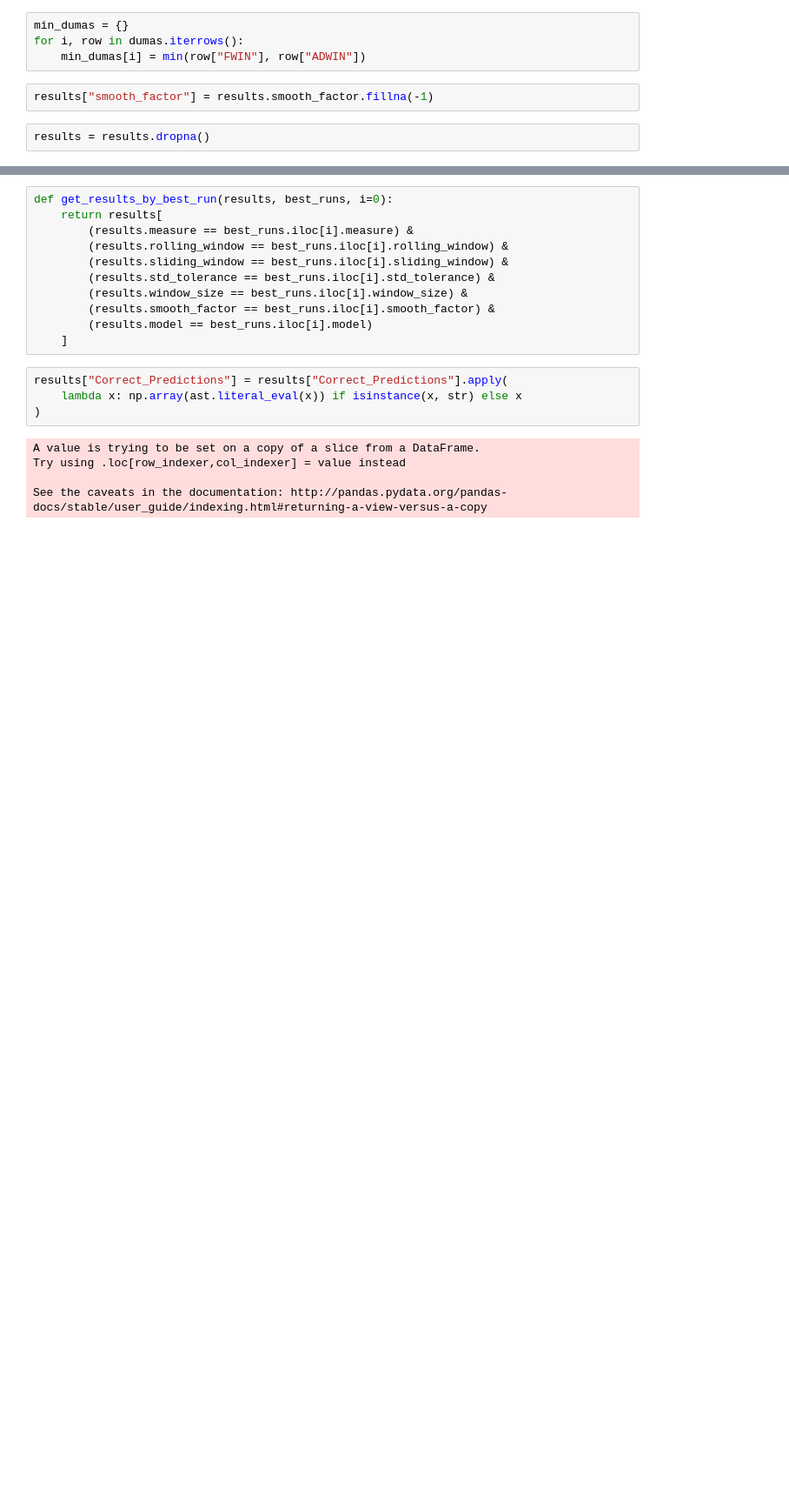
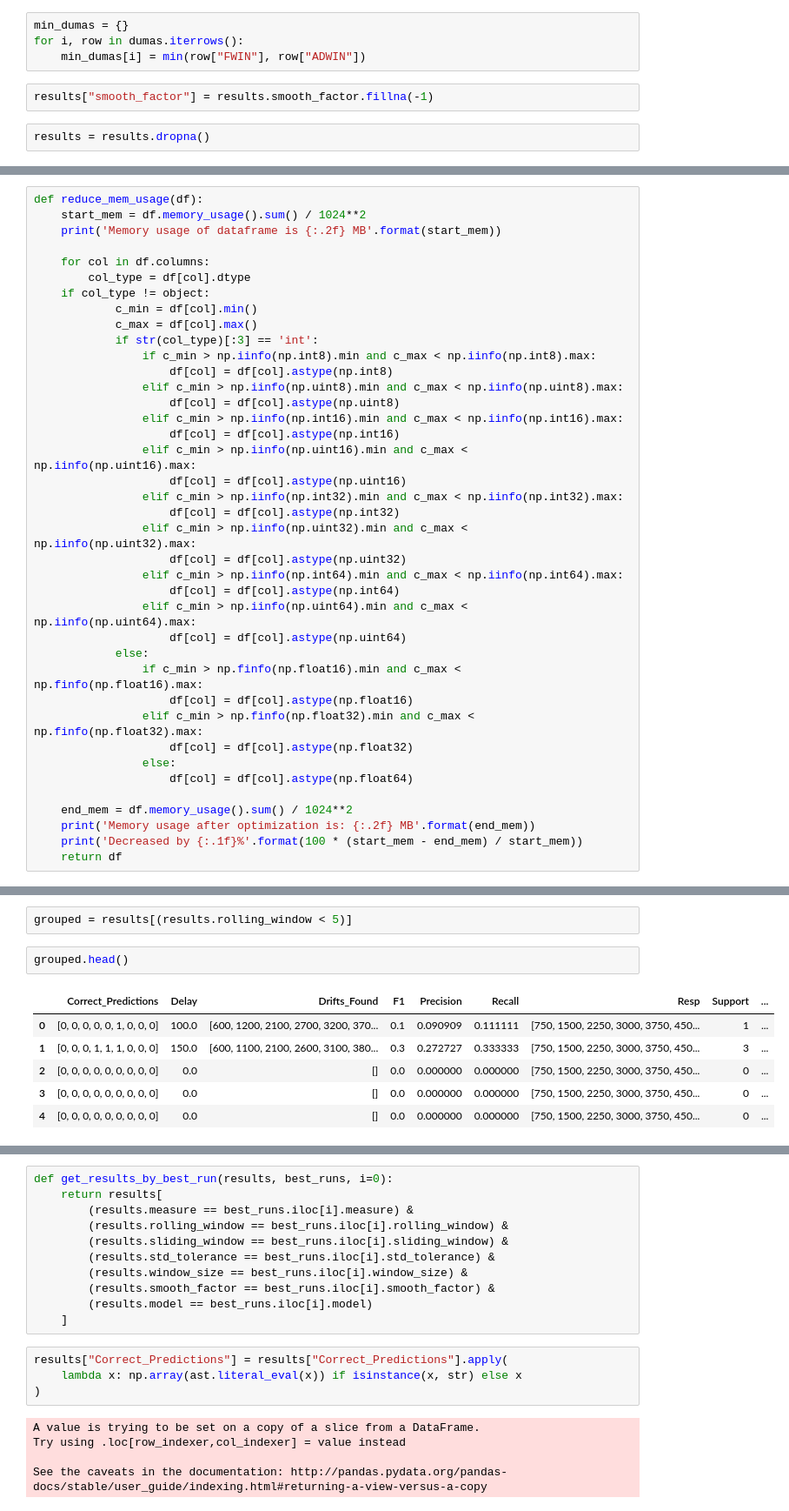
Before and after one commit to rafaelgasp/experimentos_mestrado, a Jupyter notebook: Analise_Resultados.ipynb, the cells around one changed output, grey strips where cells are left out. Shown: that part at 87% size. Drawn from its saved outputs; the diff is of its cells as text; blank space fills up the shorter version.

```diff
--- a/Analise_Resultados.ipynb
+++ b/Analise_Resultados.ipynb
@@ -72,0 +67,39 @@ array(['cb', 'cd', 'cf', 'cm', 'cp', 'fr', 'IOR', 'IRO', 'lp', 'OIR',
+# %%
+def reduce_mem_usage(df):
+    start_mem = df.memory_usage().sum() / 1024**2
+    print('Memory usage of dataframe is {:.2f} MB'.format(start_mem))
+
+    for col in df.columns:
+        col_type = df[col].dtype
+    if col_type != object:
+            c_min = df[col].min()
+            c_max = df[col].max()
+            if str(col_type)[:3] == 'int':
+                if c_min > np.iinfo(np.int8).min and c_max < np.iinfo(np.int8).max:
+                    df[col] = df[col].astype(np.int8)
+                elif c_min > np.iinfo(np.uint8).min and c_max < np.iinfo(np.uint8).max:
+                    df[col] = df[col].astype(np.uint8)
+                elif c_min > np.iinfo(np.int16).min and c_max < np.iinfo(np.int16).max:
+                    df[col] = df[col].astype(np.int16)
+                elif c_min > np.iinfo(np.uint16).min and c_max < np.iinfo(np.uint16).max:
+                    df[col] = df[col].astype(np.uint16)
+                elif c_min > np.iinfo(np.int32).min and c_max < np.iinfo(np.int32).max:
+                    df[col] = df[col].astype(np.int32)
+                elif c_min > np.iinfo(np.uint32).min and c_max < np.iinfo(np.uint32).max:
+                    df[col] = df[col].astype(np.uint32)
+                elif c_min > np.iinfo(np.int64).min and c_max < np.iinfo(np.int64).max:
+                    df[col] = df[col].astype(np.int64)
+                elif c_min > np.iinfo(np.uint64).min and c_max < np.iinfo(np.uint64).max:
+                    df[col] = df[col].astype(np.uint64)
+            else:
+                if c_min > np.finfo(np.float16).min and c_max < np.finfo(np.float16).max:
+                    df[col] = df[col].astype(np.float16)
+                elif c_min > np.finfo(np.float32).min and c_max < np.finfo(np.float32).max:
+                    df[col] = df[col].astype(np.float32)
+                else:
+                    df[col] = df[col].astype(np.float64)
+
+    end_mem = df.memory_usage().sum() / 1024**2
+    print('Memory usage after optimization is: {:.2f} MB'.format(end_mem))
+    print('Decreased by {:.1f}%'.format(100 * (start_mem - end_mem) / start_mem))
+    return df
@@ -72,0 +121,11 @@ array(['cb', 'cd', 'cf', 'cm', 'cp', 'fr', 'IOR', 'IRO', 'lp', 'OIR',
+# %%
+grouped = results[(results.rolling_window < 5)]
+# %%
+grouped.head()
+# %% [output]
+|  | Correct_Predictions | Delay | Drifts_Found | F1 | Precision | Recall | Resp | Support | ... |
+| 0 | [0, 0, 0, 0, 0, 1, 0, 0, 0] | 100.0 | [600, 1200, 2100, 2700, 3200, 370... | 0.1 | 0.090909 | 0.111111 | [750, 1500, 2250, 3000, 3750, 450... | 1 | ... |
+| 1 | [0, 0, 0, 1, 1, 1, 0, 0, 0] | 150.0 | [600, 1100, 2100, 2600, 3100, 380... | 0.3 | 0.272727 | 0.333333 | [750, 1500, 2250, 3000, 3750, 450... | 3 | ... |
+| 2 | [0, 0, 0, 0, 0, 0, 0, 0, 0] | 0.0 | [] | 0.0 | 0.000000 | 0.000000 | [750, 1500, 2250, 3000, 3750, 450... | 0 | ... |
+| 3 | [0, 0, 0, 0, 0, 0, 0, 0, 0] | 0.0 | [] | 0.0 | 0.000000 | 0.000000 | [750, 1500, 2250, 3000, 3750, 450... | 0 | ... |
+| 4 | [0, 0, 0, 0, 0, 0, 0, 0, 0] | 0.0 | [] | 0.0 | 0.000000 | 0.000000 | [750, 1500, 2250, 3000, 3750, 450... | 0 | ... |
```
Also changed, not shown: parts of 23 cells of this notebook, 2 other files.
